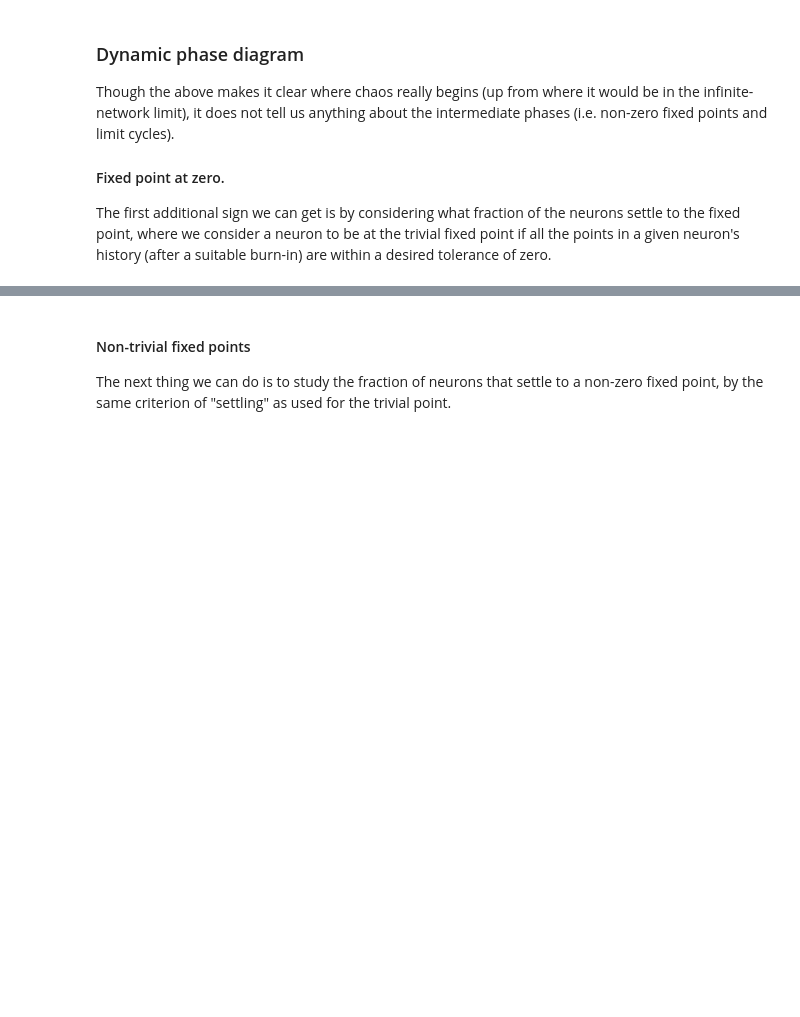
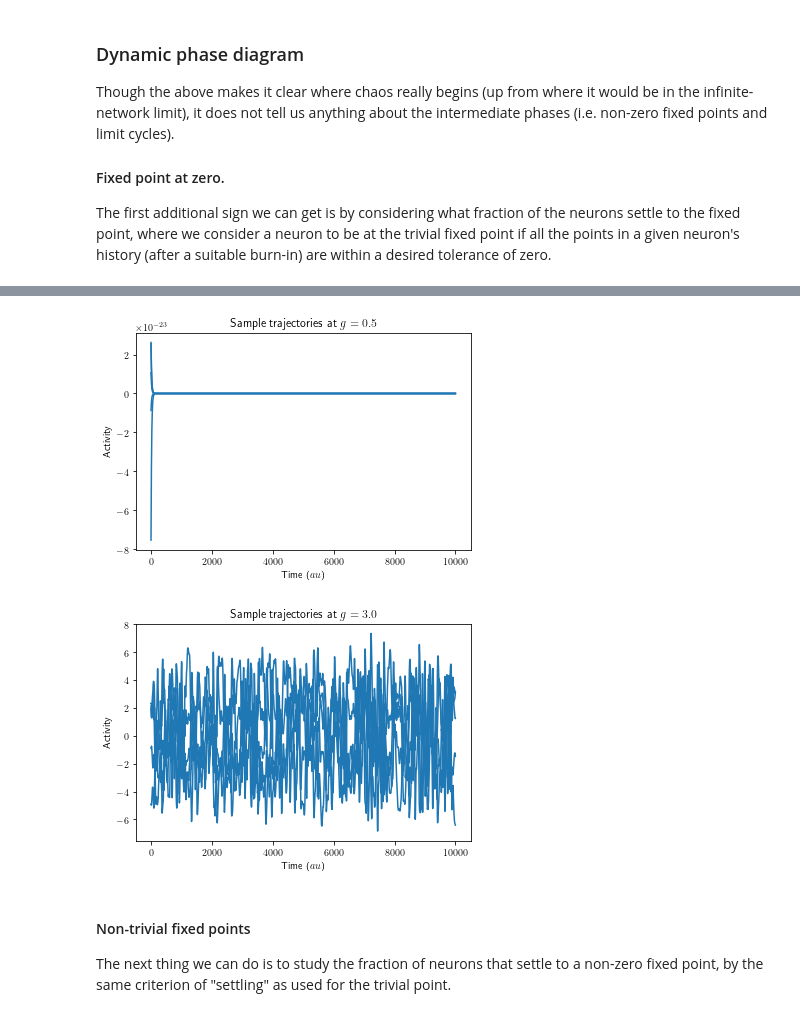
Before and after one commit to jqhoogland/randnn, a Jupyter notebook: Transfer Operator on Random Neural Networks.ipynb, the cells around one changed output, grey strips where cells are left out. Cells and saved outputs as stored; diff of their text form; code cells hidden in the pictures; blank space fills up the shorter version.

```diff
--- a/Transfer Operator on Random Neural Networks.ipynb
+++ b/Transfer Operator on Random Neural Networks.ipynb
@@ -146,3 +150,11 @@ ATOL = 1e-3
+# %%
+plot_samples(0.5)
+plt.show()
+plot_samples(3.0)
+plt.show()
+# %% [output]
+[figure, added]
+[figure, added]
 # %% [markdown]
 #### Non-trivial fixed points
 
```
Also changed, not shown: parts of 15 cells of this notebook, 8 other files.
